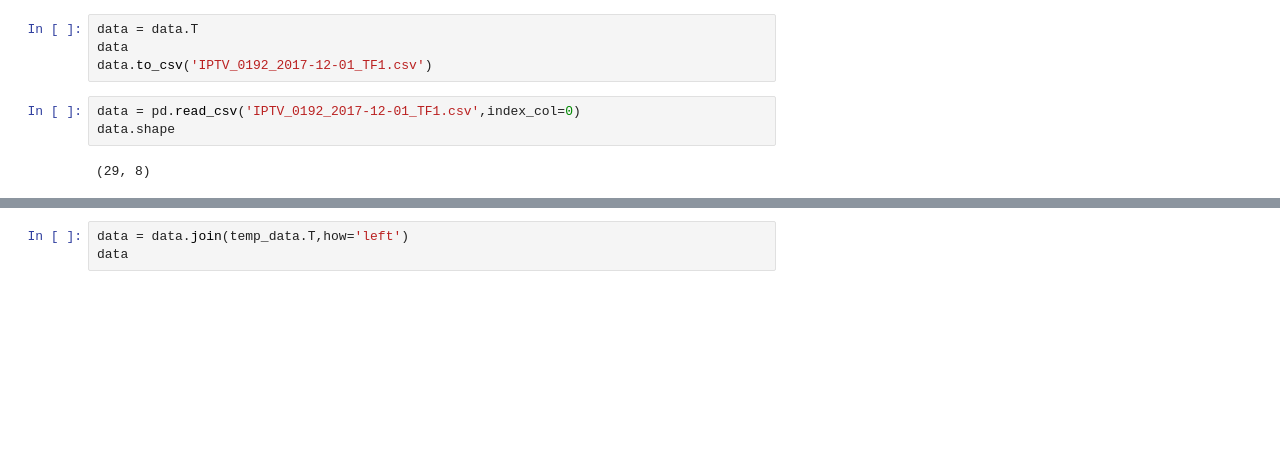
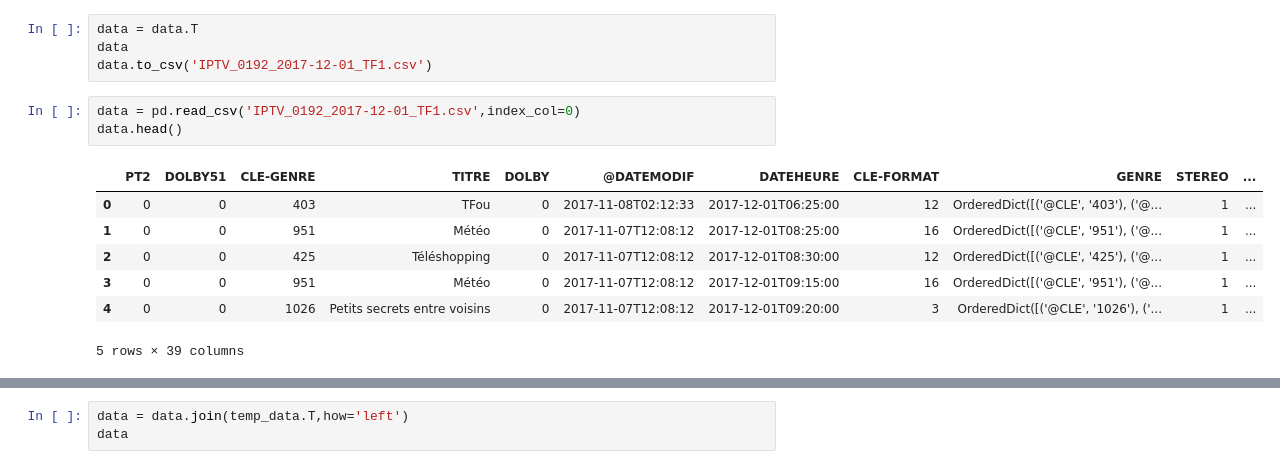
Before and after one commit to Frayal/Stage, a Jupyter notebook: ProgrammesTV/datavisu.ipynb, the cells around one changed output, grey strips where cells are left out. Cells and saved outputs as stored; diff of their text form; blank space fills up the shorter version.

```diff
--- a/ProgrammesTV/datavisu.ipynb
+++ b/ProgrammesTV/datavisu.ipynb
@@ -44,9 +44,15 @@ data
 data.to_csv('IPTV_0192_2017-12-01_TF1.csv')
 # %%
 data = pd.read_csv('IPTV_0192_2017-12-01_TF1.csv',index_col=0)
-data.shape
+data.head()
 # %% [output]
+|  | PT2 | DOLBY51 | CLE-GENRE | TITRE | DOLBY | @DATEMODIF | DATEHEURE | CLE-FORMAT | GENRE | STEREO | ... |
+| 0 | 0 | 0 | 403 | TFou | 0 | 2017-11-08T02:12:33 | 2017-12-01T06:25:00 | 12 | OrderedDict([('@CLE', '403'), ('@... | 1 | ... |
+| 1 | 0 | 0 | 951 | Météo | 0 | 2017-11-07T12:08:12 | 2017-12-01T08:25:00 | 16 | OrderedDict([('@CLE', '951'), ('@... | 1 | ... |
+| 2 | 0 | 0 | 425 | Téléshopping | 0 | 2017-11-07T12:08:12 | 2017-12-01T08:30:00 | 12 | OrderedDict([('@CLE', '425'), ('@... | 1 | ... |
+| 3 | 0 | 0 | 951 | Météo | 0 | 2017-11-07T12:08:12 | 2017-12-01T09:15:00 | 16 | OrderedDict([('@CLE', '951'), ('@... | 1 | ... |
+| 4 | 0 | 0 | 1026 | Petits secrets entre voisins | 0 | 2017-11-07T12:08:12 | 2017-12-01T09:20:00 | 3 | OrderedDict([('@CLE', '1026'), ('... | 1 | ... |
-(29, 8)
+5 rows × 39 columns
 # %%
 temp_data = pd.DataFrame()
 for i in range(29):
```
Also changed, not shown: parts of 1 cell of this notebook, 1 other file.
